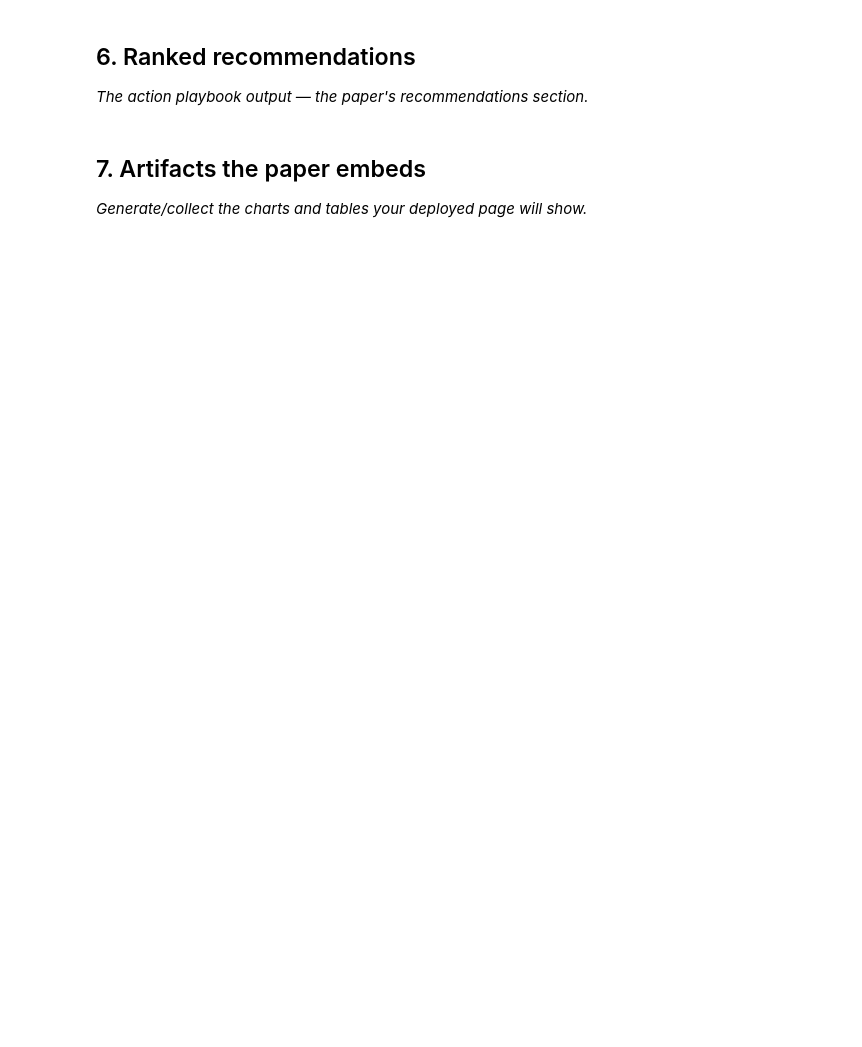
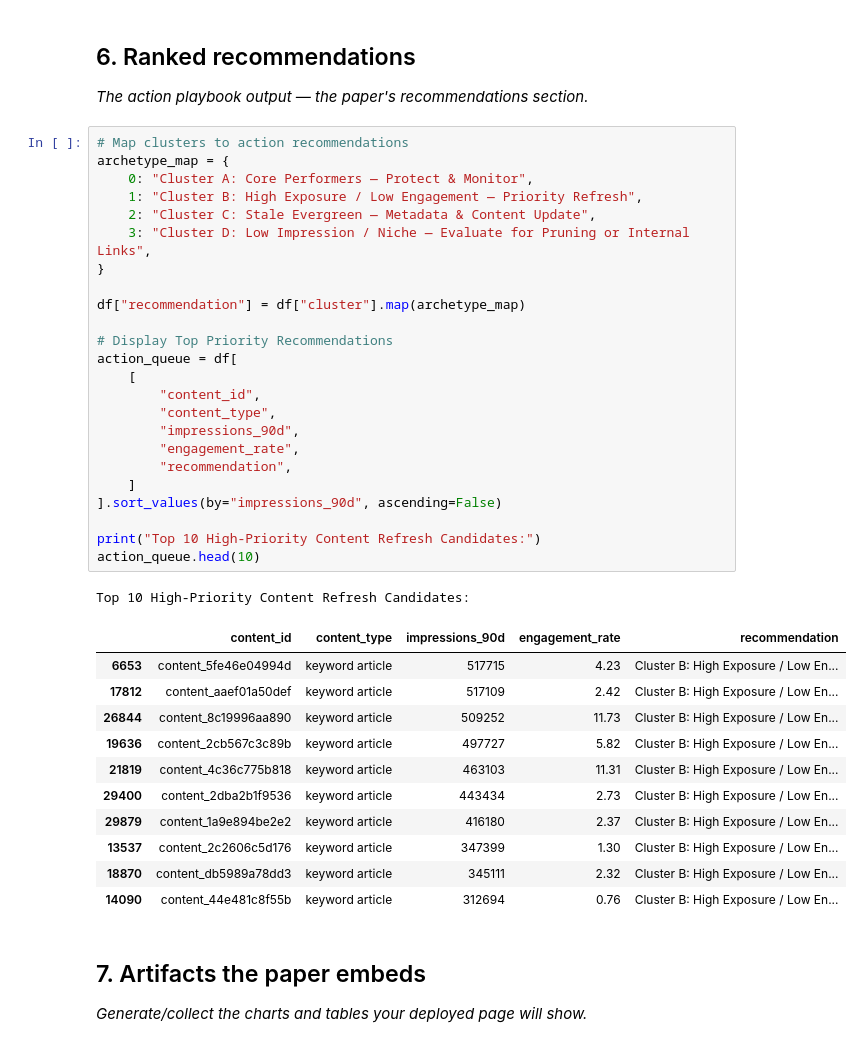
Before and after one commit to kafkaesque-08/flyrank-assignments, a Jupyter notebook: work/notebooks/capstone.ipynb, the cells around one changed output. Cells and saved outputs as stored; diff of their text form; blank space fills up the shorter version.

```diff
--- a/work/notebooks/capstone.ipynb
+++ b/work/notebooks/capstone.ipynb
@@ -30,6 +115,43 @@ This skeleton is yours to fill. Work the sections **in order** — each one has
 ## 6. Ranked recommendations
 
 *The action playbook output — the paper's recommendations section.*
+# %%
+# Map clusters to action recommendations
+archetype_map = {
+    0: "Cluster A: Core Performers — Protect & Monitor",
+    1: "Cluster B: High Exposure / Low Engagement — Priority Refresh",
+    2: "Cluster C: Stale Evergreen — Metadata & Content Update",
+    3: "Cluster D: Low Impression / Niche — Evaluate for Pruning or Internal Links",
+}
+
+df["recommendation"] = df["cluster"].map(archetype_map)
+
+# Display Top Priority Recommendations
+action_queue = df[
+    [
+        "content_id",
+        "content_type",
+        "impressions_90d",
+        "engagement_rate",
+        "recommendation",
+    ]
+].sort_values(by="impressions_90d", ascending=False)
+
+print("Top 10 High-Priority Content Refresh Candidates:")
+action_queue.head(10)
+# %% [output]
+Top 10 High-Priority Content Refresh Candidates:
+|  | content_id | content_type | impressions_90d | engagement_rate | recommendation |
+| 6653 | content_5fe46e04994d | keyword article | 517715 | 4.23 | Cluster B: High Exposure / Low En... |
+| 17812 | content_aaef01a50def | keyword article | 517109 | 2.42 | Cluster B: High Exposure / Low En... |
+| 26844 | content_8c19996aa890 | keyword article | 509252 | 11.73 | Cluster B: High Exposure / Low En... |
+| 19636 | content_2cb567c3c89b | keyword article | 497727 | 5.82 | Cluster B: High Exposure / Low En... |
+| 21819 | content_4c36c775b818 | keyword article | 463103 | 11.31 | Cluster B: High Exposure / Low En... |
+| 29400 | content_2dba2b1f9536 | keyword article | 443434 | 2.73 | Cluster B: High Exposure / Low En... |
+| 29879 | content_1a9e894be2e2 | keyword article | 416180 | 2.37 | Cluster B: High Exposure / Low En... |
+| 13537 | content_2c2606c5d176 | keyword article | 347399 | 1.30 | Cluster B: High Exposure / Low En... |
+| 18870 | content_db5989a78dd3 | keyword article | 345111 | 2.32 | Cluster B: High Exposure / Low En... |
+| 14090 | content_44e481c8f55b | keyword article | 312694 | 0.76 | Cluster B: High Exposure / Low En... |
 # %% [markdown]
 ## 7. Artifacts the paper embeds
 
```
Also changed, not shown: parts of 11 cells of this notebook.
